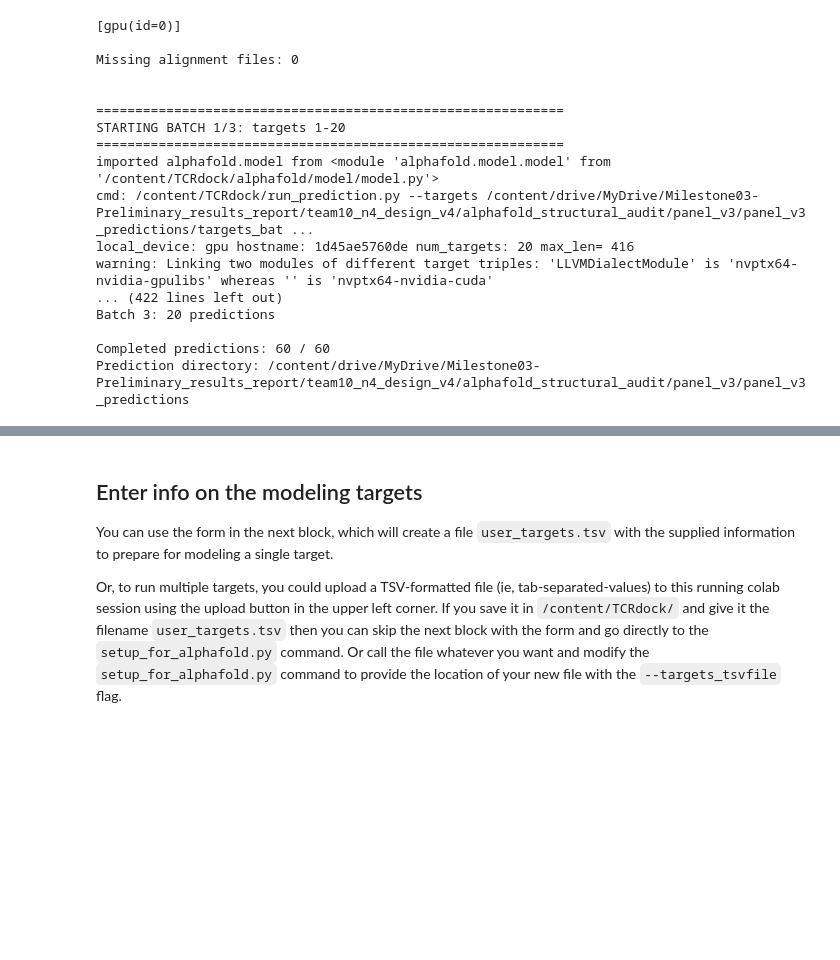
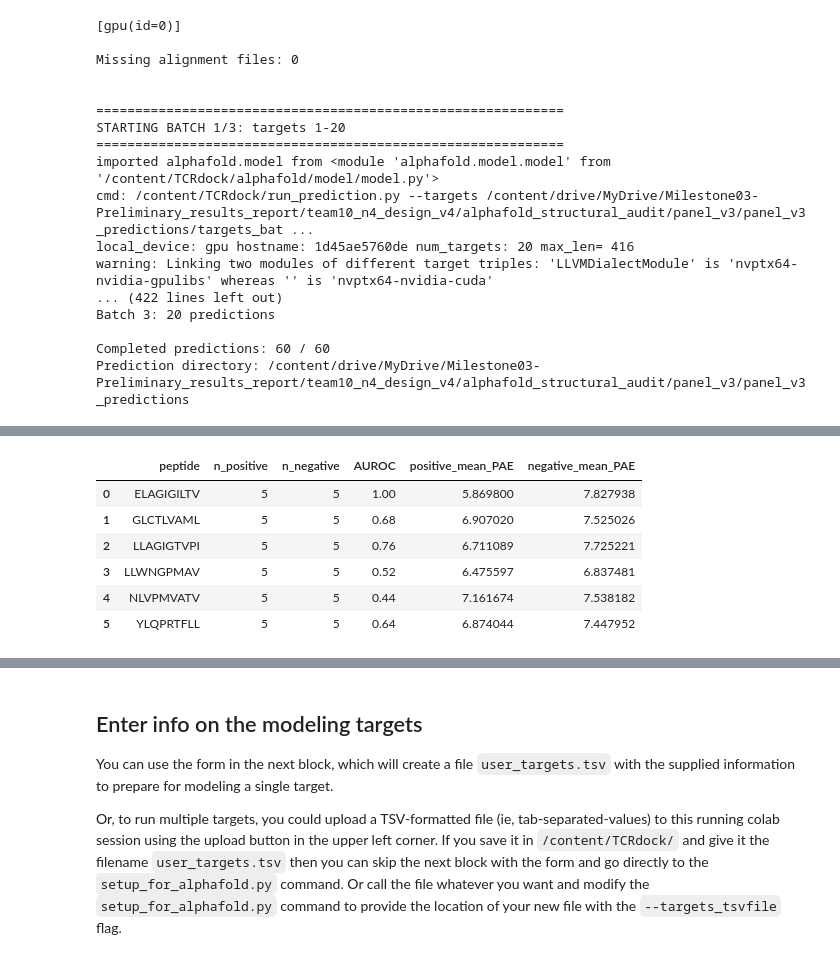
Before and after one commit to gogdanishreyas785-max/alphafold-run, a Jupyter notebook: tcrdock_colab_pipeline_v1.ipynb, the cells around one changed output, grey strips where cells are left out. Cells and saved outputs as stored; diff of their text form; code cells hidden in the pictures; blank space fills up the shorter version.

```diff
--- a/tcrdock_colab_pipeline_v1.ipynb
+++ b/tcrdock_colab_pipeline_v1.ipynb
@@ -2530,0 +2745,78 @@ Prediction directory: /content/drive/MyDrive/Milestone03-Preliminary_results_rep
+# %%
+import pandas as pd
+import numpy as np
+from pathlib import Path
+from sklearn.metrics import roc_auc_score
+
+BASE = Path(
+    "/content/drive/MyDrive/Milestone03-Preliminary_results_report/"
+    "team10_n4_design_v4/alphafold_structural_audit/panel_v3"
+)
+
+df = pd.read_csv(BASE / "panel_v3_manifest_with_pae.csv")
+
+# Integrity checks
+assert len(df) == 60
+assert df["pmhc_tcr_pae"].notna().all()
+assert set(df["label"].unique()) == {0, 1}
+assert df.groupby("label").size().to_dict() == {0: 30, 1: 30}
+
+# Lower PAE means stronger predicted interface confidence
+df["audit_score"] = -df["pmhc_tcr_pae"]
+
+overall_auc = roc_auc_score(df["label"], df["audit_score"])
+
+# Descriptive diagnostics by fold and peptide
+fold_results = []
+for fold, part in df.groupby("fold"):
+    fold_results.append({
+        "fold": fold,
+        "n_positive": int((part["label"] == 1).sum()),
+        "n_negative": int((part["label"] == 0).sum()),
+        "AUROC": roc_auc_score(part["label"], part["audit_score"])
+    })
+
+peptide_results = []
+for peptide, part in df.groupby("peptide"):
+    peptide_results.append({
+        "peptide": peptide,
+        "n_positive": int((part["label"] == 1).sum()),
+        "n_negative": int((part["label"] == 0).sum()),
+        "AUROC": roc_auc_score(part["label"], part["audit_score"]),
+        "positive_mean_PAE": part.loc[part.label == 1, "pmhc_tcr_pae"].mean(),
+        "negative_mean_PAE": part.loc[part.label == 0, "pmhc_tcr_pae"].mean()
+    })
+
+fold_df = pd.DataFrame(fold_results)
+peptide_df = pd.DataFrame(peptide_results)
+
+print(f"Overall positive-vs-N1 AUROC: {overall_auc:.4f}")
+print("Predefined gate: AUROC >= 0.60")
+
+if overall_auc >= 0.60:
+    print("GATE PASSED: structural audit is eligible to proceed.")
+else:
+    print("GATE FAILED: do not remove or downweight N1 negatives.")
+
+print("\nFold-wise diagnostics:")
+display(fold_df)
+
+print("\nPeptide-wise diagnostics:")
+display(peptide_df)
+
+print("\nPAE by class:")
+display(df.groupby("group")["pmhc_tcr_pae"].agg(
+    ["count", "mean", "std", "median", "min", "max"]
+))
+
+# Save results
+fold_df.to_csv(BASE / "pae_fold_diagnostics.csv", index=False)
+peptide_df.to_csv(BASE / "pae_peptide_diagnostics.csv", index=False)
+
+pd.DataFrame([{
+    "n_structures": len(df),
+    "overall_AUROC": overall_auc,
+    "gate_threshold": 0.60,
+    "gate_passed": overall_auc >= 0.60
+}]).to_csv(BASE / "structural_audit_gate.csv", index=False)
+# %% [output]
@@ -2530,0 +2835,7 @@ Prediction directory: /content/drive/MyDrive/Milestone03-Preliminary_results_rep
+|  | peptide | n_positive | n_negative | AUROC | positive_mean_PAE | negative_mean_PAE |
+| 0 | ELAGIGILTV | 5 | 5 | 1.00 | 5.869800 | 7.827938 |
+| 1 | GLCTLVAML | 5 | 5 | 0.68 | 6.907020 | 7.525026 |
+| 2 | LLAGIGTVPI | 5 | 5 | 0.76 | 6.711089 | 7.725221 |
+| 3 | LLWNGPMAV | 5 | 5 | 0.52 | 6.475597 | 6.837481 |
+| 4 | NLVPMVATV | 5 | 5 | 0.44 | 7.161674 | 7.538182 |
+| 5 | YLQPRTFLL | 5 | 5 | 0.64 | 6.874044 | 7.447952 |
```
Also changed, not shown: parts of 8 cells of this notebook.
